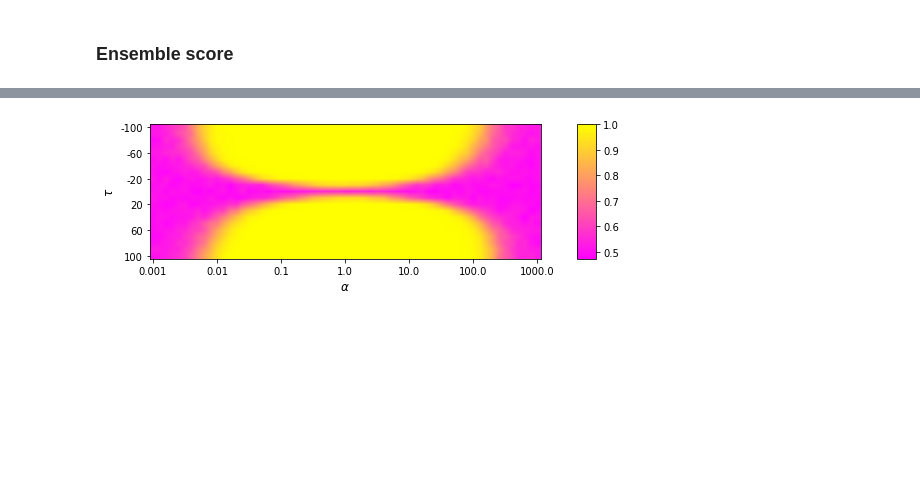
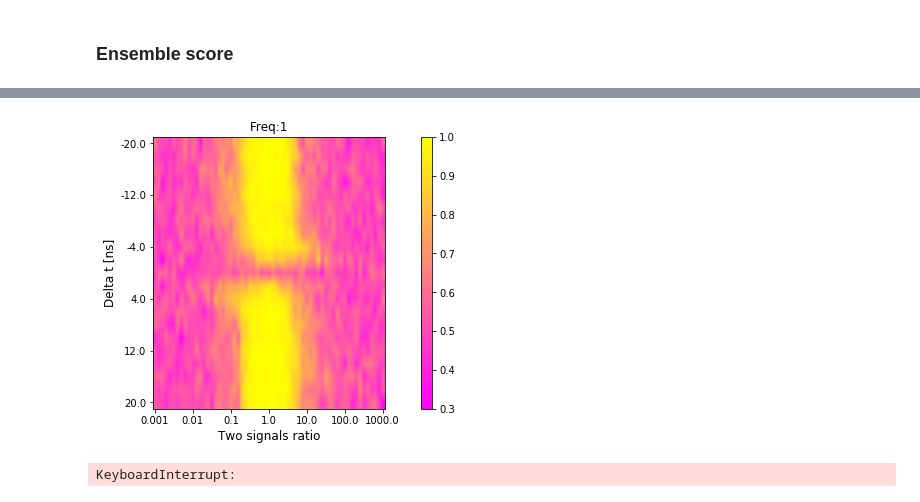
Before and after one commit to whiteRa2bit/cern_summer_project, a Jupyter notebook: problem2/classifier.ipynb, the cells around one changed output, grey strips where cells are left out. Cells and saved outputs as stored; diff of their text form; code cells hidden in the pictures; blank space fills up the shorter version.

```diff
--- a/problem2/classifier.ipynb
+++ b/problem2/classifier.ipynb
@@ -348,4 +345,5 @@ f1_score 0.540241006 (+/- 0.050629285)
 # %%
+alpha_values = np.array([np.around(10**i, decimals=4) for i in np.arange(-3, 3.1, 0.1)])
 tau_values = range(-100, 110, 10)
-alpha_values = np.array([np.around(10**i, decimals=4) for i in np.arange(-3, 3.1, 0.1)])
+freq_values = [1, 5, 10, 15, 20, 25, 30]
 # alpha_values = np.around(np.arange(0, 100, 2), decimals=2)
@@ -385,3 +367 @@ def load_obj(name ):
-# %%
-scores_dict = load_obj('accuracy_scores')
 # %%
@@ -421,28 +405,33 @@ plt.show()
 # %%
 from mpl_toolkits.axes_grid1 import make_axes_locatable
-from pylab import rcParams
 
-rcParams['figure.figsize'] = 8, 15
-alpha_freq = 10
-tau_freq = 4
+def plot_color_map(scores_dict, alpha_values, tau_values, alpha_freq=10, tau_freq=4, freq=1):
+    _, _, z = dict_to_arrays(scores_dict)
+    z = np.array(z)
+    Z = z.reshape((len(tau_values), len(alpha_values)))
 
-z = np.array(z)
-Z = z.reshape((21, 61))
+    plt.figure(figsize=(5, 5))
+    ax = plt.gca()
 
-plt.figure()
-ax = plt.gca()
+    plt.title("Freq:" + str(freq))
+    plt.xlabel("Two signals ratio", fontsize=12)
+    plt.ylabel("Delta t [ns]", fontsize=12)
+    plt.xticks([alpha_freq*i for i in range(len(alpha_values[::alpha_freq]))], alpha_values[::alpha_freq])
+    plt.yticks([tau_freq*i for i in range(len(tau_values[::tau_freq]))], [0.2*el for el in tau_values[::tau_freq]])
 
-plt.xlabel(r"${\alpha}$", fontsize=12)
-plt.ylabel(r"${\tau}$", fontsize=12)
-plt.xticks([alpha_freq*i for i in range(len(alpha_values[::alpha_freq]))], alpha_values[::alpha_freq])
-plt.yticks([tau_freq*i for i in range(len(tau_values[::tau_freq]))], tau_values[::tau_freq])
+    im = ax.imshow(Z, interpolation='bilinear', cmap='spring', aspect='auto')
 
-im = ax.imshow(Z, interpolation='bilinear', cmap='spring')
+    divider = make_axes_locatable(ax)
+    cax = divider.append_axes("right", size="5%", pad=0.5)
 
-divider = make_axes_locatable(ax)
-cax = divider.append_axes("right", size="5%", pad=0.5)
-
-plt.colorbar(im, cax=cax)
-plt.show()
+    plt.colorbar(im, cax=cax)
+    plt.show()
-# %% [output]
-[figure, removed]
+# %%
+for freq in freq_values:
+    X_origin, y_origin = get_data()
+    scores_dict = calculate_scores(X_origin, alpha_values, tau_values, data_size=100, freq=freq)
+    plot_color_map(scores_dict, alpha_values, tau_values, freq=freq)
+#     plot_score_3d(scores_dict)
+# %% [output]
+[figure, added]
+KeyboardInterrupt:
```
Also changed, not shown: parts of 18 cells of this notebook, 1 other file.
